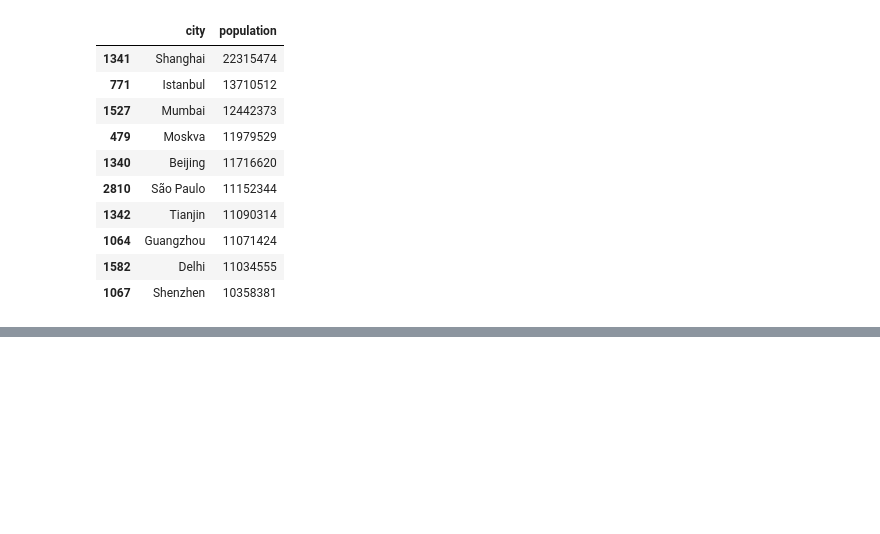
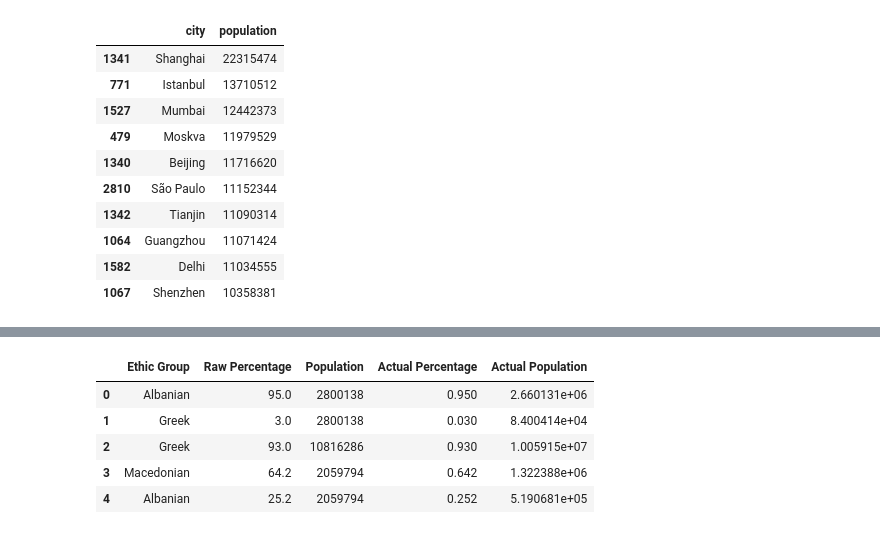
Before and after one commit to andyogah/data_wrangling_xml, a Jupyter notebook: data_wrangling_xml.ipynb, the cells around one changed output, grey strips where cells are left out. Saved outputs shown, nothing was run; the diff lists cells and outputs as text; code cells hidden in the pictures; blank space fills up the shorter version.

```diff
--- a/data_wrangling_xml.ipynb
+++ b/data_wrangling_xml.ipynb
@@ -98,0 +112,11 @@ lowest.head(10)
+# %%
+z = []
+for x in root.findall('country'):
+    y = x.findall('population')[-1]
+    for s in x.iter('ethnicgroup'):
+        yyy = s.text, s.attrib['percentage'], y.text
+        z.append(yyy)
+#print(z)
+# %%
+df0 = pd.DataFrame(z, columns=['Ethic Group', 'Raw Percentage', 'Population'])  #Sorry for typo in Ethnic Group. :(
+df0.head()
@@ -98,0 +130,3 @@ lowest.head(10)
+# %%
+df0['Raw Percentage'] = df0['Raw Percentage'].astype('float64')
+df0['Population'] = df0['Population'].astype('int64')
@@ -98,0 +142,3 @@ lowest.head(10)
+# %%
+df0['Actual Percentage'] = df0['Raw Percentage']/100   #converted percentage into fraction to enable me find part of a whole of the Ethnic roup
+df0.head()
@@ -98,0 +152,10 @@ lowest.head(10)
+# %%
+df0['Actual Population'] = df0['Population'] * df0['Actual Percentage'] #Actual population of each ethnic group is percentage of each ethnic group in each country multiplied by the latest population
+df0.head()
+# %% [output]
+|  | Ethic Group | Raw Percentage | Population | Actual Percentage | Actual Population |
+| 0 | Albanian | 95.0 | 2800138 | 0.950 | 2.660131e+06 |
+| 1 | Greek | 3.0 | 2800138 | 0.030 | 8.400414e+04 |
+| 2 | Greek | 93.0 | 10816286 | 0.930 | 1.005915e+07 |
+| 3 | Macedonian | 64.2 | 2059794 | 0.642 | 1.322388e+06 |
+| 4 | Albanian | 25.2 | 2059794 | 0.252 | 5.190681e+05 |
```
Also changed, not shown: parts of 41 cells of this notebook.
